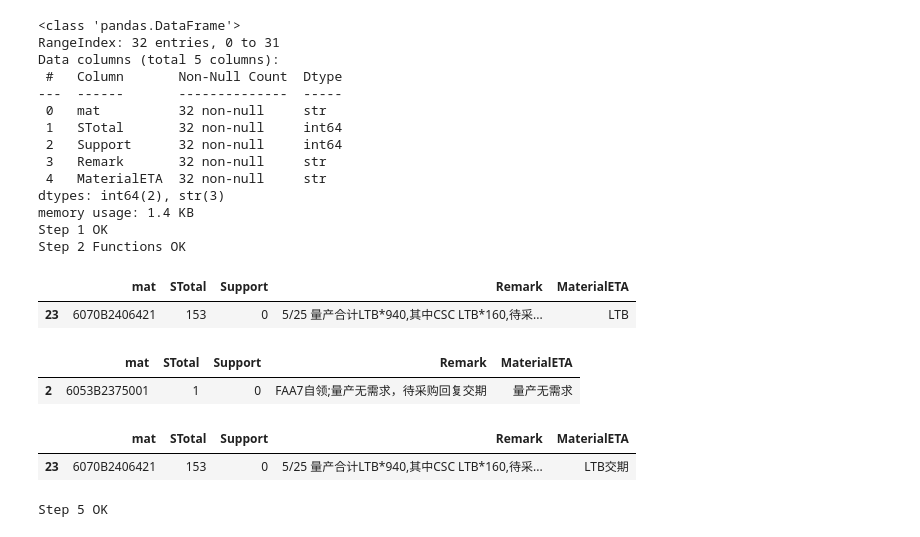
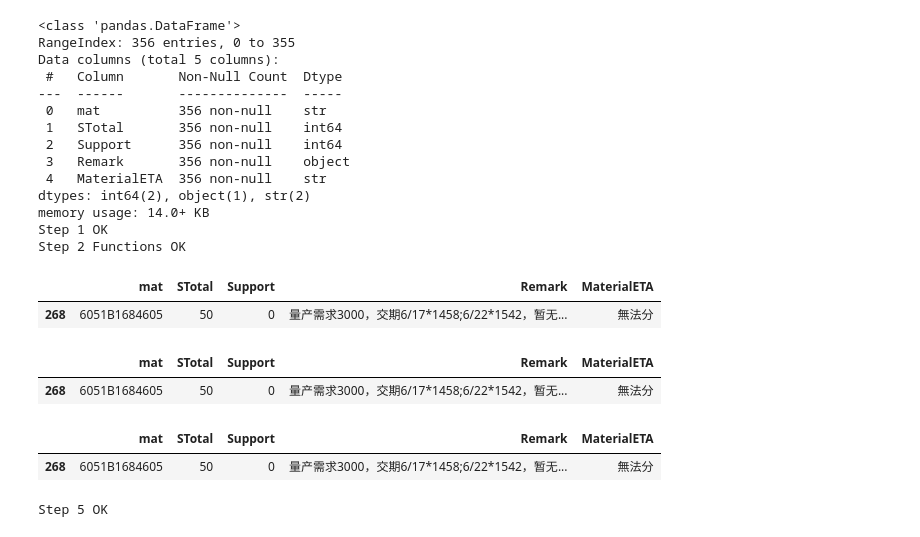
Before and after one commit to ivan011019712/OPOETA, a Jupyter notebook: OPO_ETA2.ipynb, the cells around one changed output. Saved outputs shown, nothing was run; the diff lists cells and outputs as text; code cells hidden in the pictures.

```diff
--- a/OPO_ETA2.ipynb
+++ b/OPO_ETA2.ipynb
@@ -18,10 +18,10 @@ td=date.today().strftime('%Y/%m/%d')
 # RawMatlfile=sys.argv[1]
 # MBfile=sys.argv[1]
 
-OPOfile='../OPOs/ASUS_OPOShortage_20260612.xlsx'
+OPOfile='../OPOs/ASUS_OPOShortage_20260618.xlsx'
 RawMatlfile='../OPOs/汇总ASUS FRU 分料  0415.xlsx'
 MBfile='../OPOs/ASUS SMT-0416.xlsx'
-arrOPO='../OPOs/arrDf_debug.xlsx'
+arrOPO='../OPOs/arrDf.xlsx'
 
 arrDf=pd.read_excel(arrOPO,sheet_name='FRU',usecols=[0,1,2,3])
 arrDf['mat']=arrDf['mat'].replace('',np.nan)
@@ -224,17 +224,17 @@ def getMatETA(tb,addday=1,pattern=r"(?:\d{1,2}/\d{1,2}\*)?\d+"):
 print('Step 2 Functions OK')
 # %% [output]
 <class 'pandas.DataFrame'>
-RangeIndex: 32 entries, 0 to 31
+RangeIndex: 356 entries, 0 to 355
 Data columns (total 5 columns):
  #   Column       Non-Null Count  Dtype
 ---  ------       --------------  -----
- 0   mat          32 non-null     str
- 1   STotal       32 non-null     int64
- 2   Support      32 non-null     int64
- 3   Remark       32 non-null     str
- 4   MaterialETA  32 non-null     str
-dtypes: int64(2), str(3)
-memory usage: 1.4 KB
+ 0   mat          356 non-null    str
+ 1   STotal       356 non-null    int64
+ 2   Support      356 non-null    int64
+ 3   Remark       356 non-null    object
+ 4   MaterialETA  356 non-null    str
+dtypes: int64(2), object(1), str(2)
+memory usage: 14.0+ KB
 Step 1 OK
 Step 2 Functions OK
 # %%
@@ -326,35 +326,35 @@ arrDf.loc[(arrDf['Remark'].str.contains(r'待Asus分量',case=False,regex=True)
 arrDf.loc[(arrDf['Remark'].str.contains(r'未.*实单',case=False,regex=True) & (arrDf['MaterialETA'].fillna('')=='')),'MaterialETA']='-'
 
 #无法接单
 arrDf.loc[(arrDf['Remark'].str.contains(r'无法接单',case=False,regex=True) & (arrDf['MaterialETA'].fillna('')=='')),'MaterialETA']='-'
 
 #新机型
 arrDf.loc[(arrDf['Remark'].str.contains(r'新机型',case=False,regex=True) & (arrDf['MaterialETA'].fillna('')=='')),'MaterialETA']='-'
 
 
 #5.Remark use 替代,加3天收料
 # arrDf.loc[(arrDf['Remark'].str.contains(r'^use\s?替代(?:\d+[a-z]?\d+)?$',case=False, regex=True)) & (arrDf['MaterialETA'].fillna('')==''),'MaterialETA']=getMEDate(td,ETA_ADDDATE)+"*"+arrDf['STotal'].astype(str)
 # #6.Remark use 60xx,加3天收料
 # arrDf.loc[(arrDf['Remark'].str.contains(r'^use\s?6',case=False, regex=True)) & (arrDf['MaterialETA'].fillna('')==''),'MaterialETA']=getMEDate(td,ETA_ADDDATE)+"*"+arrDf['STotal'].astype(str)
 # arrDf.loc[(arrDf['Remark'].str.contains(r'Use 替代',case=False, regex=True)) & (arrDf['Support']==0) & (arrDf['MaterialETA'].isnull()),'MaterialETA']=getMEDate(td,ETA_ADDDATE)+"*"+arrDf['STotal'].astype(str)
 
 
 #自领
 arrDf.loc[(arrDf['Remark'].str.contains(r'自领',case=False, regex=True) & (arrDf['MaterialETA'].fillna('')=='')),'MaterialETA']=getMEDate(td,ETA_ADDDATE)+"*"+arrDf['STotal'].astype(str)
 
 # USE Sxx/FA/NORMAL
 arrDf.loc[arrDf['Remark'].str.contains(r'USE SW',case=False, regex=True)==True,'MaterialETA']=getMEDate(td,ETA_ADDDATE)+"*"+arrDf['STotal'].astype(str)
 arrDf.loc[arrDf['Remark'].str.contains(r'USE FA',case=False, regex=True)==True,'MaterialETA']=getMEDate(td,ETA_ADDDATE)+"*"+arrDf['STotal'].astype(str)
 arrDf.loc[arrDf['Remark'].str.contains(r'USE NORMAL',case=False, regex=True)==True,'MaterialETA']=getMEDate(td,ETA_ADDDATE)+"*"+arrDf['STotal'].astype(str)
 arrDf.loc[arrDf['Remark'].str.contains(r'USE SA',case=False, regex=True)==True,'MaterialETA']=getMEDate(td,ETA_ADDDATE)+"*"+arrDf['STotal'].astype(str)
 
 
-arrDf[arrDf['mat']=='6070B2406421']
+arrDf[arrDf['mat']=='6051B1684605']
 #print('Step 3 OK')
 #datetime.strptime('2026/2/3',"%Y/%m/%d").strftime('%Y/%m/%d')ˇ
 # %% [output]
 |  | mat | STotal | Support | Remark | MaterialETA |
-| 23 | 6070B2406421 | 153 | 0 | 5/25 量产合计LTB*940,其中CSC LTB*160,待采... | LTB |
+| 268 | 6051B1684605 | 50 | 0 | 量产需求3000，交期6/17*1458;6/22*1542，暂无... | 無法分 |
 # %%
 
 #4#########清理資料###############################################################################################################################
@@ -378,12 +378,15 @@ arrDf.loc[arrDf['Remark'].str.contains(r'入料分', na=False, regex=True) & (ar
 
 asf_pn=r"(\d+/\d+)入料後分(\d+)"
 ###入料後分###################################################################################
-tt=arrDf[arrDf['Remark'].str.contains(r'(入料)(後分)',na=False,regex=True) & (arrDf['MaterialETA'].fillna('')=='') ]#[['mat','Remark']]
+tt=arrDf[arrDf['Remark'].str.contains(asf_pn,na=False,regex=True) & (arrDf['MaterialETA'].fillna('')=='') ]#[['mat','Remark']]
 #tt=arrDf[arrDf['Remark'].str.extract(f"({r'(入料)(後分)'})",flags=2)[0]]#[['mat','Remark']]
 ETAdf2=getMEdf(tt,ETA_ADDDATE,asf_pn)
-arrDf.loc[arrDf['Remark'].str.contains(r'(入料)(後分)', na=False, regex=True) & (arrDf['MaterialETA'].fillna('')=='') ,'MaterialETA'] = arrDf['mat'].map(ETAdf2.set_index('mat')['MaterialETA'])
+arrDf.loc[arrDf['Remark'].str.contains(asf_pn, na=False, regex=True) & (arrDf['MaterialETA'].fillna('')=='') ,'MaterialETA'] = arrDf['mat'].map(ETAdf2.set_index('mat')['MaterialETA'])
 #arrDf.loc[arrDf['Remark'].str.extract(f"({r'(入料)(後分)'})",flags=2)[0],'MaterialETA'] = arrDf['mat'].map(ETAdf2.set_index('mat')['MaterialETA'])
 ######################################################################################
+
+
+
 
 
 
@@ -471,15 +474,15 @@ idx=arrDf[arrDf['MaterialETA'].str.contains('Fill shortage', na=False, regex=Fal
 arrDf.loc[idx,'MaterialETA']=arrDf.loc[idx].apply(lambda x: x['MaterialETA'].replace('Fill shortage', str(x['STotal'])), axis=1)
 
 #print('Step 4 OK')
-arrDf[arrDf['mat']=='6053B2375001']
+arrDf[arrDf['mat']=='6051B1684605']
 # %% [output]
 |  | mat | STotal | Support | Remark | MaterialETA |
-| 2 | 6053B2375001 | 1 | 0 | FAA7自领;量产无需求，待采购回复交期 | 量产无需求 |
+| 268 | 6051B1684605 | 50 | 0 | 量产需求3000，交期6/17*1458;6/22*1542，暂无... | 無法分 |
 # %%
-arrDf[arrDf['mat']=='6070B2406421']
+arrDf[arrDf['mat']=='6051B1684605']
 # %% [output]
 |  | mat | STotal | Support | Remark | MaterialETA |
-| 23 | 6070B2406421 | 153 | 0 | 5/25 量产合计LTB*940,其中CSC LTB*160,待采... | LTB交期 |
+| 268 | 6051B1684605 | 50 | 0 | 量产需求3000，交期6/17*1458;6/22*1542，暂无... | 無法分 |
 # %%
 #5###########整合Alternative##############################################################################
 
```
Also changed, not shown: parts of 1 cell of this notebook, 1 other file.
